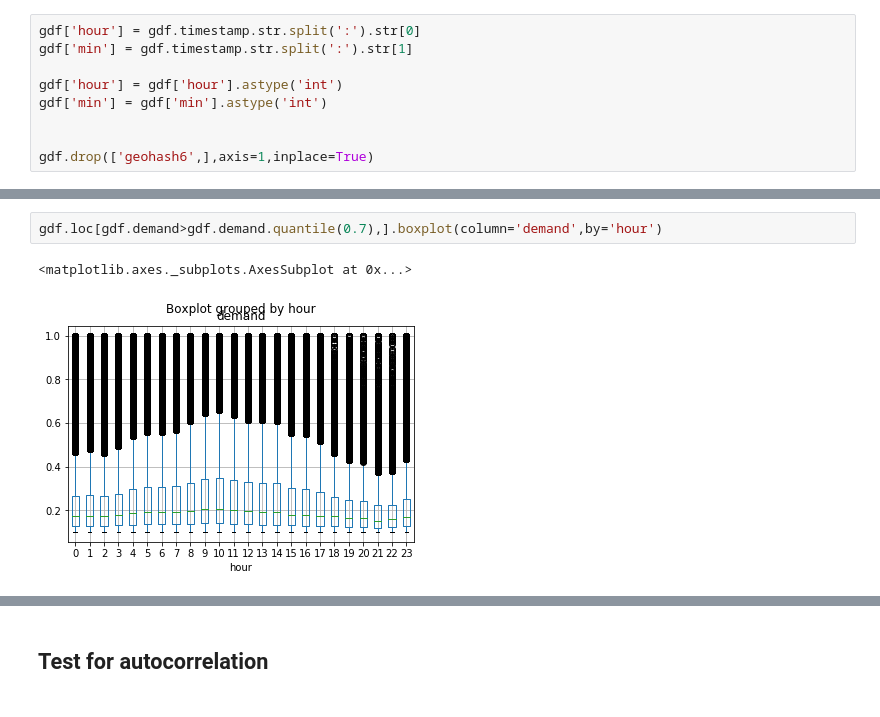
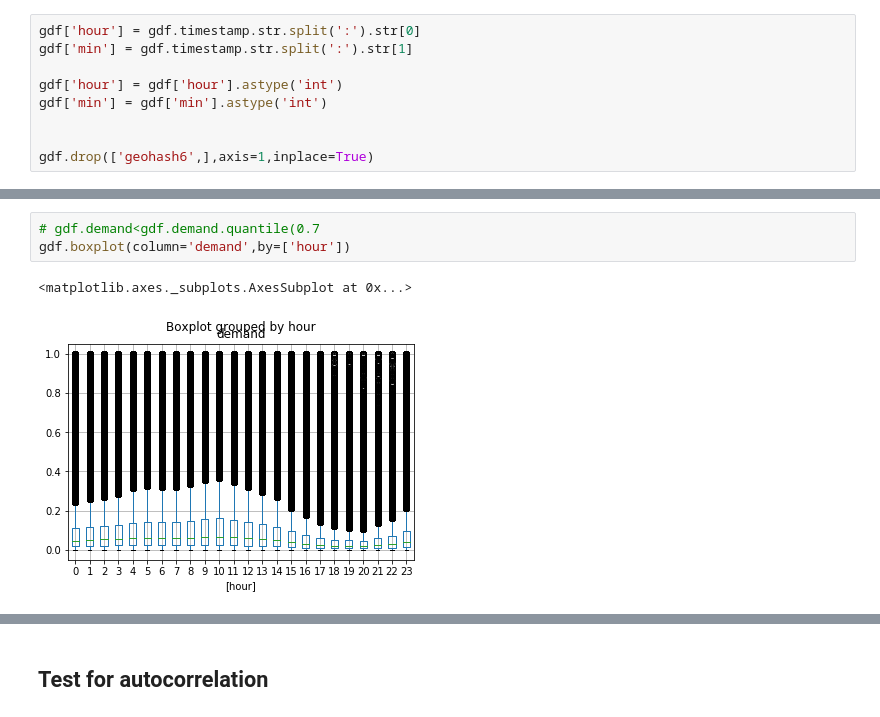
Before and after one commit to tropicalmentat/aiforsea, a Jupyter notebook: notebooks/preprocess_and_explore_timeseries.ipynb, the cells around one changed output, grey strips where cells are left out. Saved outputs shown, nothing was run; the diff lists cells and outputs as text.

```diff
--- a/notebooks/preprocess_and_explore_timeseries.ipynb
+++ b/notebooks/preprocess_and_explore_timeseries.ipynb
@@ -60,5 +59,6 @@ gdf.demand.plot.hist()
 # %%
-gdf.loc[gdf.demand>gdf.demand.quantile(0.7),].boxplot(column='demand',by='hour')
+# gdf.demand<gdf.demand.quantile(0.7
+gdf.boxplot(column='demand',by=['hour'])
 # %% [output]
 <matplotlib.axes._subplots.AxesSubplot at 0x...>
-[figure, old version]
+[figure, new version]
```
Also changed, not shown: parts of 7 cells of this notebook, 5 other files.
